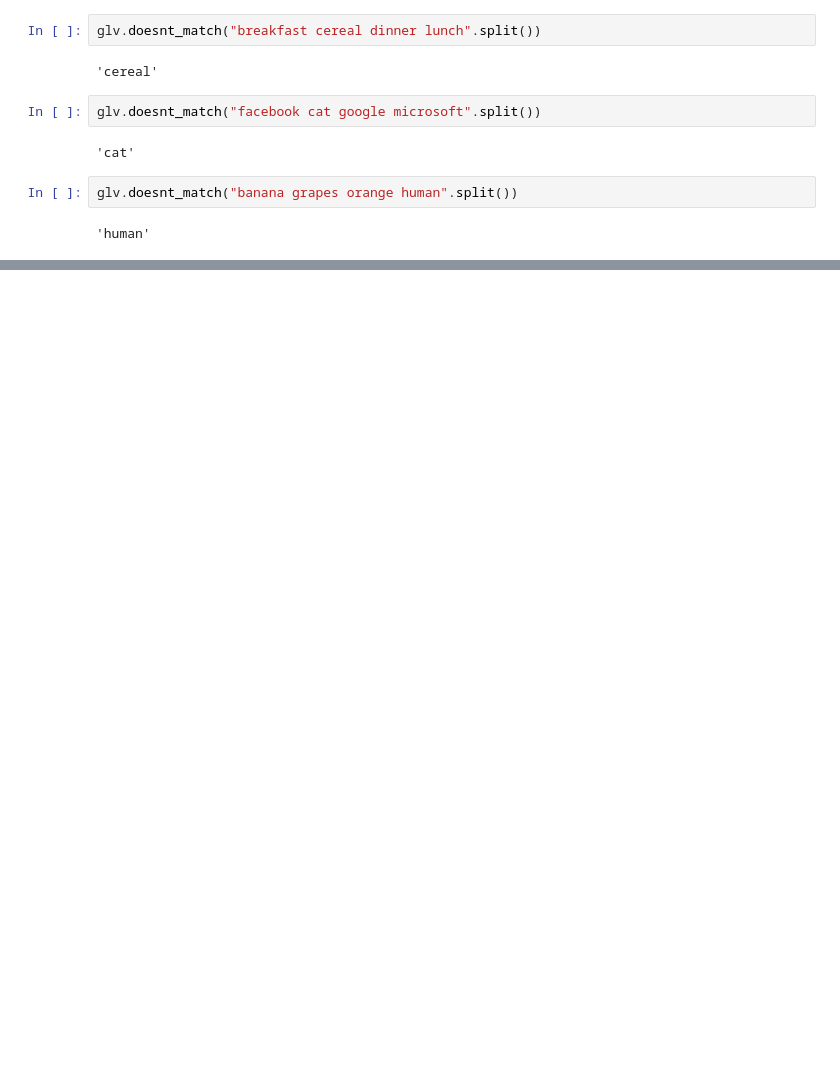
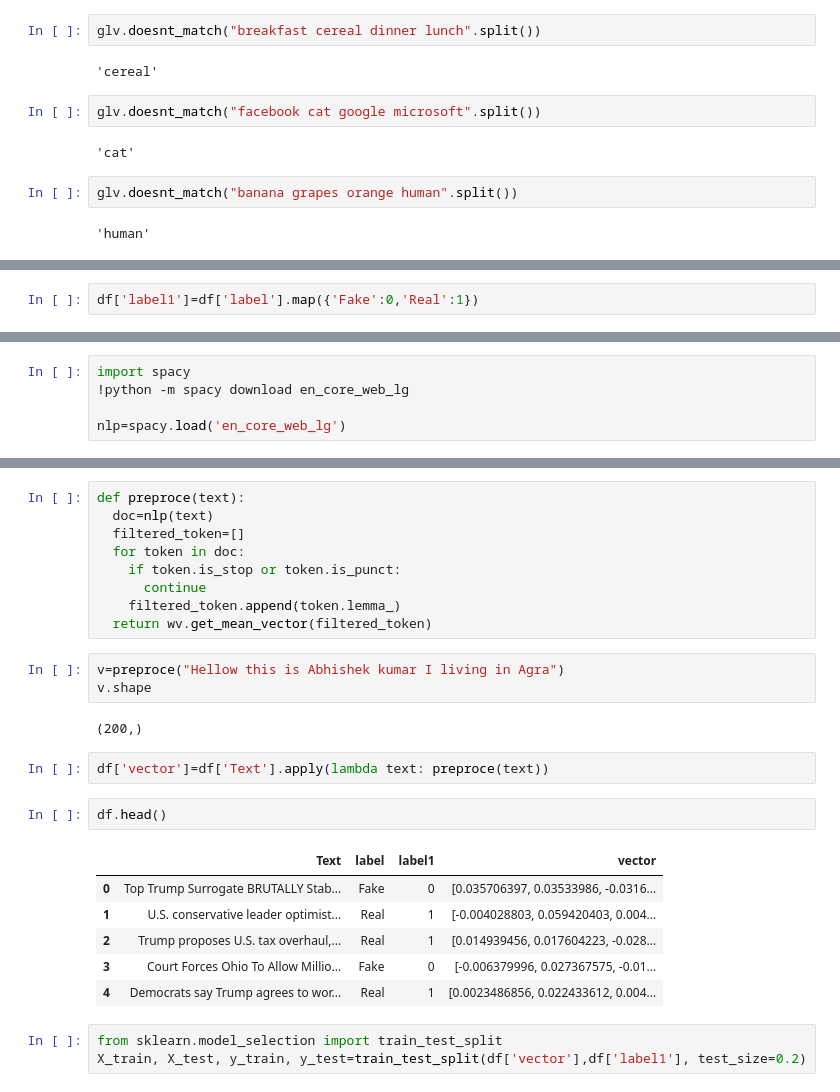
Before and after one commit to neerabhi/NLP, a Jupyter notebook: nlp_word_vectors_gensim.ipynb, the cells around one changed output, grey strips where cells are left out. Drawn from its saved outputs; the diff is of its cells as text; blank space fills up the shorter version.

```diff
--- a/nlp_word_vectors_gensim.ipynb
+++ b/nlp_word_vectors_gensim.ipynb
@@ -127,0 +175,2 @@ glv.doesnt_match("banana grapes orange human".split())
+# %%
+df['label1']=df['label'].map({'Fake':0,'Real':1})
@@ -127,0 +186,5 @@ glv.doesnt_match("banana grapes orange human".split())
+# %%
+import spacy
+!python -m spacy download en_core_web_lg
+
+nlp=spacy.load('en_core_web_lg')
@@ -127,0 +202,28 @@ glv.doesnt_match("banana grapes orange human".split())
+# %%
+def preproce(text):
+  doc=nlp(text)
+  filtered_token=[]
+  for token in doc:
+    if token.is_stop or token.is_punct:
+      continue
+    filtered_token.append(token.lemma_)
+  return wv.get_mean_vector(filtered_token)
+# %%
+v=preproce("Hellow this is Abhishek kumar I living in Agra")
+v.shape
+# %% [output]
+(200,)
+# %%
+df['vector']=df['Text'].apply(lambda text: preproce(text))
+# %%
+df.head()
+# %% [output]
+|  | Text | label | label1 | vector |
+| 0 | Top Trump Surrogate BRUTALLY Stab... | Fake | 0 | [0.035706397, 0.03533986, -0.0316... |
+| 1 | U.S. conservative leader optimist... | Real | 1 | [-0.004028803, 0.059420403, 0.004... |
+| 2 | Trump proposes U.S. tax overhaul,... | Real | 1 | [0.014939456, 0.017604223, -0.028... |
+| 3 | Court Forces Ohio To Allow Millio... | Fake | 0 | [-0.006379996, 0.027367575, -0.01... |
+| 4 | Democrats say Trump agrees to wor... | Real | 1 | [0.0023486856, 0.022433612, 0.004... |
+# %%
+from sklearn.model_selection import train_test_split
+X_train, X_test, y_train, y_test=train_test_split(df['vector'],df['label1'], test_size=0.2)
```
Also changed, not shown: parts of 16 cells of this notebook.
